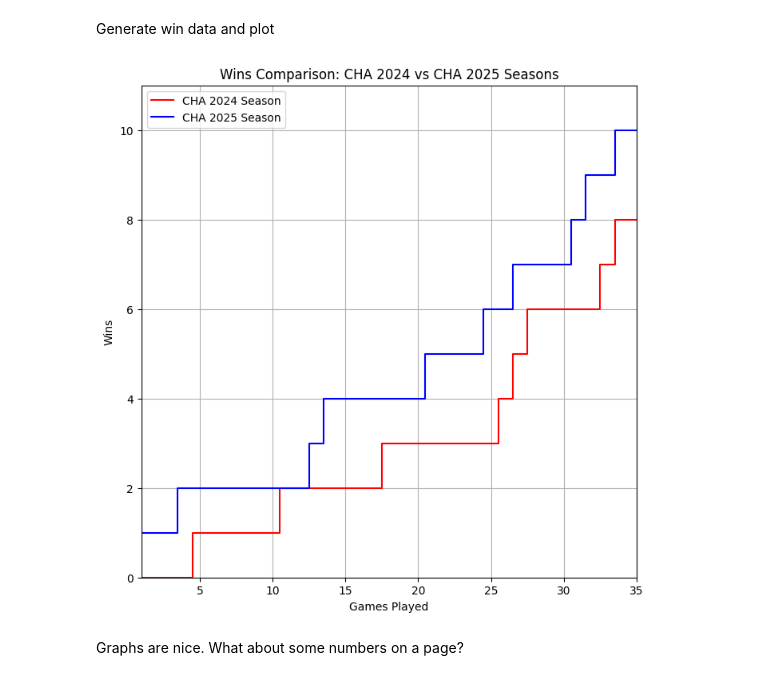
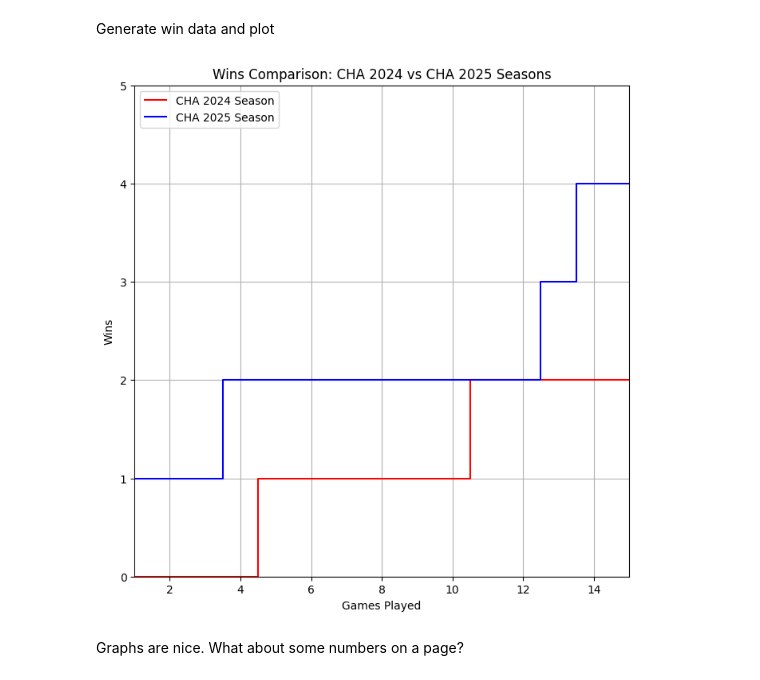
Before and after one commit to johnpdowling/SeasonMetricsCompareAtGame, a Jupyter notebook: SeasonMetricsCompareAtGame.ipynb, the cells around one changed output. Cells and saved outputs as stored; diff of their text form; code cells hidden in the pictures.

```diff
--- a/SeasonMetricsCompareAtGame.ipynb
+++ b/SeasonMetricsCompareAtGame.ipynb
@@ -82,7 +67,7 @@ For example, when doing 'df[col].method(value, inplace=True)', try using 'df.met
 # %% [markdown]
 Define GP
 # %%
-games_played = 35
+games_played = 15
 
 # Check if games_played is within each data's range
 if games_played < 1 or games_played + 1 > len(the_last) or games_played + 1 > len(this_time):
@@ -91,10 +76,10 @@ attributes = dir(this_time)
 print(f"Attributes of the_last: {attributes}")
 print(f"number of games played: {len([x for x in this_time['W-L'] if x != None])}")
 print(f"number of games played: {len([x for x in the_last['W-L'] if x != None])}")
-print(this_time['W-L'])
-print(this_time['R'])
-print(this_time['RA'])
-print(this_time[1])
+# print(this_time['W-L'])
+# print(this_time['R'])
+# print(this_time['RA'])
+# print(this_time[1])
 # %% [output]
 Attributes of the_last: ['Attendance', 'Date', 'GB', 'Home_Away', 'Inn', 'Loss', 'Opp', 'R', 'RA', 'Rank', 'Save', 'Streak', 'T', 'Time', 'Tm', 'Win', '_AXIS_LEN', '_AXIS_ORDERS', '_AXIS_TO_AXIS_NUMBE ...
 number of games played: 41
@@ -122,6 +92,7 @@ import numpy as np
 import matplotlib.pyplot as plt
 
 from io import BytesIO
+from matplotlib.ticker import MaxNLocator
 
 # Generate two sets of data
 x = np.arange(1, games_played + 1)
@@ -133,34 +104,36 @@ y2 = [get_wins_after_games(this_time, i) for i in x]
 plt.figure(figsize=(8, 8))
 plt.step(x, y1, label=teamA + ' ' + str(yearA) + ' Season', where='mid', color='red')
 plt.step(x, y2, label=teamB + ' ' + str(yearB) + ' Season', where='mid', color='blue')
 
 # Add labels, title, and legend
 plt.xlabel('Games Played')
 plt.xlim(1, games_played)
+plt.gca().xaxis.set_major_locator(MaxNLocator(integer=True))
 plt.ylabel('Wins')
 plt.ylim(0, max(max(y1), max(y2)) + 1)
+plt.gca().yaxis.set_major_locator(MaxNLocator(integer=True))
 plt.title('Wins Comparison: ' + teamA + ' ' + str(yearA) + ' vs ' + teamB + ' ' + str(yearB) + ' Seasons')
 plt.legend(loc='upper left')
 plt.grid(True)
 
 # Set the aspect ratio to be equal
 # plt.gca().set_aspect('equal', adjustable='box')
 
 # Save the plot to a BytesIO buffer
 buffer = BytesIO()
 plt.savefig(buffer, format='png')
 buffer.seek(0)
 
 # Store the raw image data in a variable
 raw_image_data = buffer.getvalue()
 
 # Close the buffer
 buffer.close()
 
 # Show the plot
 plt.show()
 # %% [output]
-[figure, old version]
+[figure, new version]
 # %% [markdown]
 Graphs are nice. What about some numbers on a page?
 # %%
```
Also changed, not shown: parts of 3 cells of this notebook.
